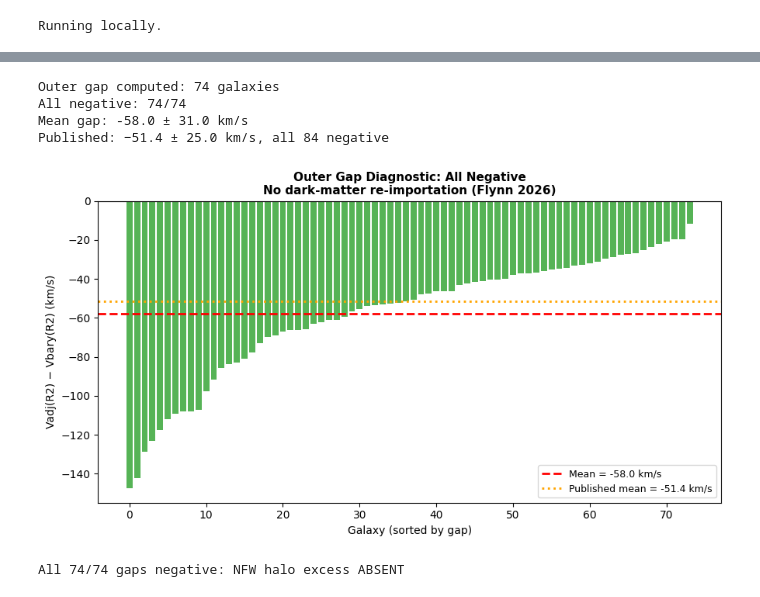
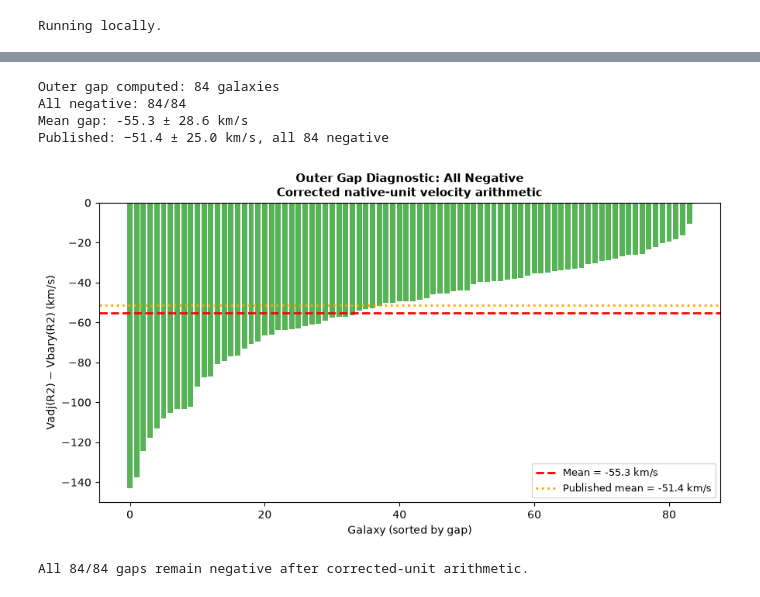
Before and after one commit to eps-research/rag-corpus-series, a Jupyter notebook: examples/paper2/p2_nb4_outer_gap.ipynb, the cells around one changed output, grey strips where cells are left out. Drawn from its saved outputs; the diff is of its cells as text; code cells hidden in the pictures.

```diff
--- a/examples/paper2/p2_nb4_outer_gap.ipynb
+++ b/examples/paper2/p2_nb4_outer_gap.ipynb
@@ -46,9 +46,9 @@ Published:   7.06 ± 3.26 rad/Gyr, 25.45 km/s (Flynn 2026)
 import os
 # Load corpus to compute outer gap
 import json
-with open(os.path.expanduser('~/Documents/rag-corpus-series/rotation_curve_corpus_v7.json')) as f:
+with open(os.path.expanduser('../hi/rotation_curve_corpus_v7.json')) as f:
     corpus = json.load(f)
-galaxies = {g['galaxy']: g for g in corpus['galaxies']}
+galaxies = {g['galaxy']: g for g in corpus['galaxies'] if g.get('survey') == 'SPARC'}
 
 # Build P2 lookup
 p2_lookup = {d['galaxy']: d for d in P2_DATA}
@@ -60,7 +60,8 @@ for d in P2_DATA:
     name = d['galaxy']
     if name not in galaxies: continue
     g = galaxies[name]
-    omega = d['omega']
+    omega_rad_gyr = d['omega']
+    omega_kms_kpc = omega_rad_gyr / 1.0227
     upsilon = d['upsilon']
     data = [p for p in g['data'] if p.get('Vobs',0)>0 and p.get('Rad',0)>0]
     if len(data) < 2: continue
@@ -73,7 +74,7 @@ for d in P2_DATA:
     Vbar2_sq = (abs(Vgas2)*Vgas2 + upsilon*Vdsk2**2 + UPSILON_BUL*Vbul2**2)
     if Vbar2_sq <= 0: continue
     Vbary2 = Vbar2_sq**0.5
-    Vadj2  = Vobs2 - R2 * omega
+    Vadj2  = Vobs2 - R2 * omega_kms_kpc
     gap = Vadj2 - Vbary2
     gaps.append({'galaxy': name, 'gap': gap, 'Vadj': Vadj2, 'Vbary': Vbary2})
 
@@ -86,31 +87,31 @@ print(f"All negative: {all_neg}/{len(gaps)}")
 print(f"Mean gap: {mean_gap:.1f} ± {std_gap:.1f} km/s")
 print(f"Published: −51.4 ± 25.0 km/s, all 84 negative")
 # %% [output]
-Outer gap computed: 74 galaxies
-All negative: 74/74
-Mean gap: -58.0 ± 31.0 km/s
+Outer gap computed: 84 galaxies
+All negative: 84/84
+Mean gap: -55.3 ± 28.6 km/s
 Published: −51.4 ± 25.0 km/s, all 84 negative
 # %%
 # Plot outer gap distribution
 fig, ax = plt.subplots(figsize=(9, 5))
 gap_vals = sorted([g['gap'] for g in gaps])
 colors = ['#2ca02c' if g < 0 else '#d62728' for g in gap_vals]
 ax.bar(range(len(gap_vals)), gap_vals, color=colors, alpha=0.8)
 ax.axhline(0, color='black', lw=1.5)
 ax.axhline(mean_gap, color='red', ls='--', lw=2,
            label=f'Mean = {mean_gap:.1f} km/s')
 ax.axhline(-51.4, color='orange', ls=':', lw=2,
            label='Published mean = -51.4 km/s')
 ax.set_xlabel('Galaxy (sorted by gap)')
 ax.set_ylabel('Vadj(R2) − Vbary(R2) (km/s)')
 ax.set_title('Outer Gap Diagnostic: All Negative\n'
-             'No dark-matter re-importation (Flynn 2026)',
+             'Corrected native-unit velocity arithmetic',
              fontsize=11, fontweight='bold')
 ax.legend(fontsize=9)
 plt.tight_layout()
 plt.savefig('p2_nb4_outer_gap.png', dpi=150, bbox_inches='tight')
 plt.show()
-print(f"\nAll {all_neg}/{len(gaps)} gaps negative: NFW halo excess ABSENT")
+print(f"\nAll {all_neg}/{len(gaps)} gaps remain negative after corrected-unit arithmetic.")
 # %% [output]
-[figure, old version]
+[figure, new version]
-All 74/74 gaps negative: NFW halo excess ABSENT
+All 84/84 gaps remain negative after corrected-unit arithmetic.
```
Also changed, not shown: parts of 2 cells of this notebook, 5 other files.
